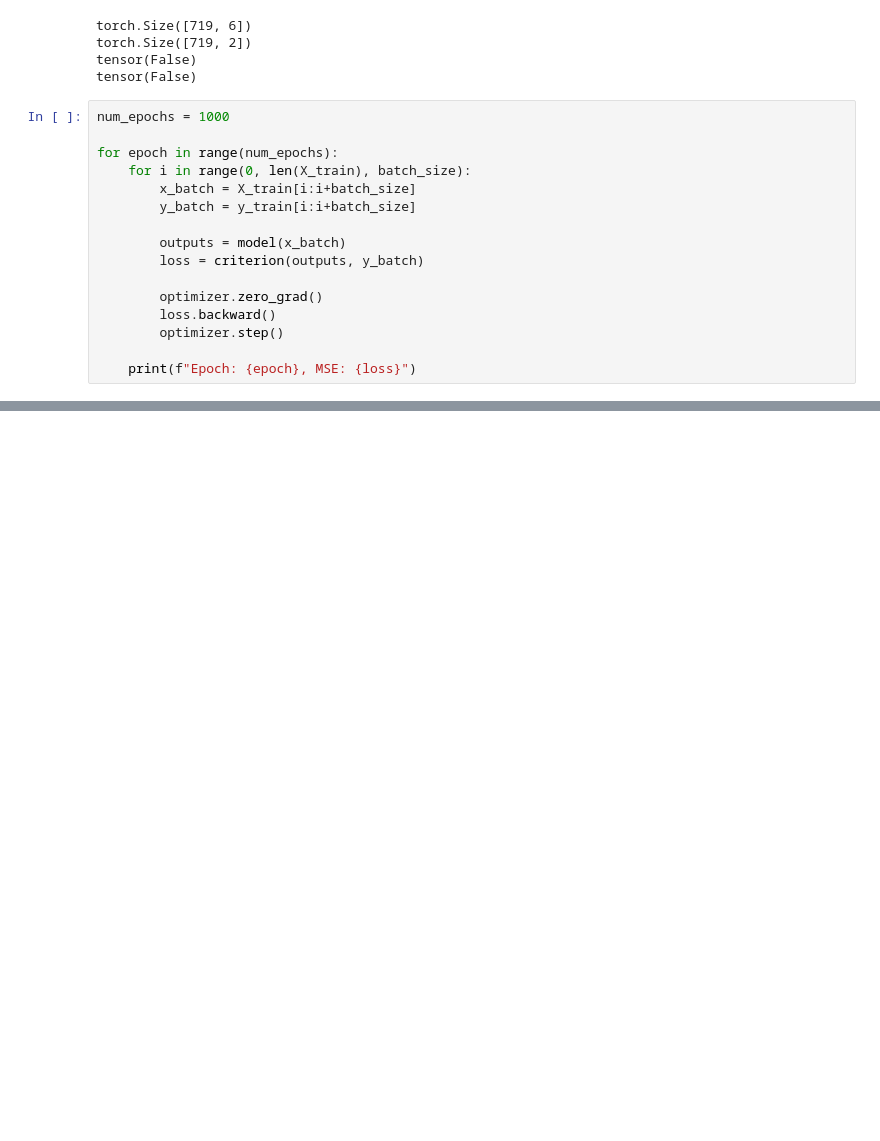
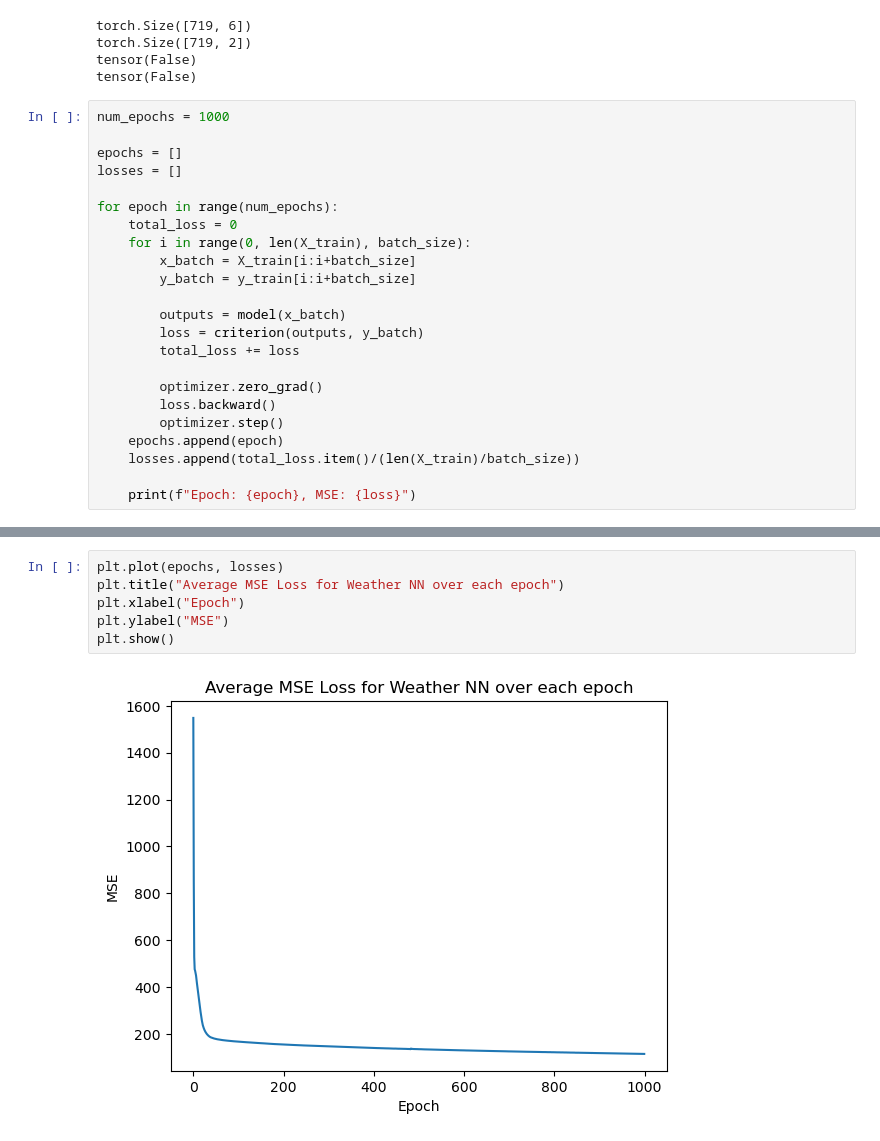
Before and after one commit to michelleyucollins/TardyTerminatorCommittee, a Jupyter notebook: subway_analysis/models/weather_nn.ipynb, the cells around one changed output, grey strips where cells are left out. Drawn from its saved outputs; the diff is of its cells as text; blank space fills up the shorter version.

Commit message:
better visuals for weather nn

```diff
--- a/subway_analysis/models/weather_nn.ipynb
+++ b/subway_analysis/models/weather_nn.ipynb
@@ -127,17 +127,24 @@ tensor(False)
 # %%
 num_epochs = 1000
 
+epochs = []
+losses = []
+
 for epoch in range(num_epochs):
+    total_loss = 0
     for i in range(0, len(X_train), batch_size):
         x_batch = X_train[i:i+batch_size]
         y_batch = y_train[i:i+batch_size]
 
         outputs = model(x_batch)
         loss = criterion(outputs, y_batch)
+        total_loss += loss
 
         optimizer.zero_grad()
         loss.backward()
         optimizer.step()
+    epochs.append(epoch)
+    losses.append(total_loss.item()/(len(X_train)/batch_size))
 
     print(f"Epoch: {epoch}, MSE: {loss}")
 # %% [output]
@@ -161,3 +168,11 @@ Epoch: 999, MSE: 94.49906158447266
+# %%
+plt.plot(epochs, losses)
+plt.title("Average MSE Loss for Weather NN over each epoch")
+plt.xlabel("Epoch")
+plt.ylabel("MSE")
+plt.show()
+# %% [output]
+[figure, added]
 # %%
 model.eval()
 with torch.no_grad():
```
Also changed, not shown: parts of 2 cells of this notebook.
